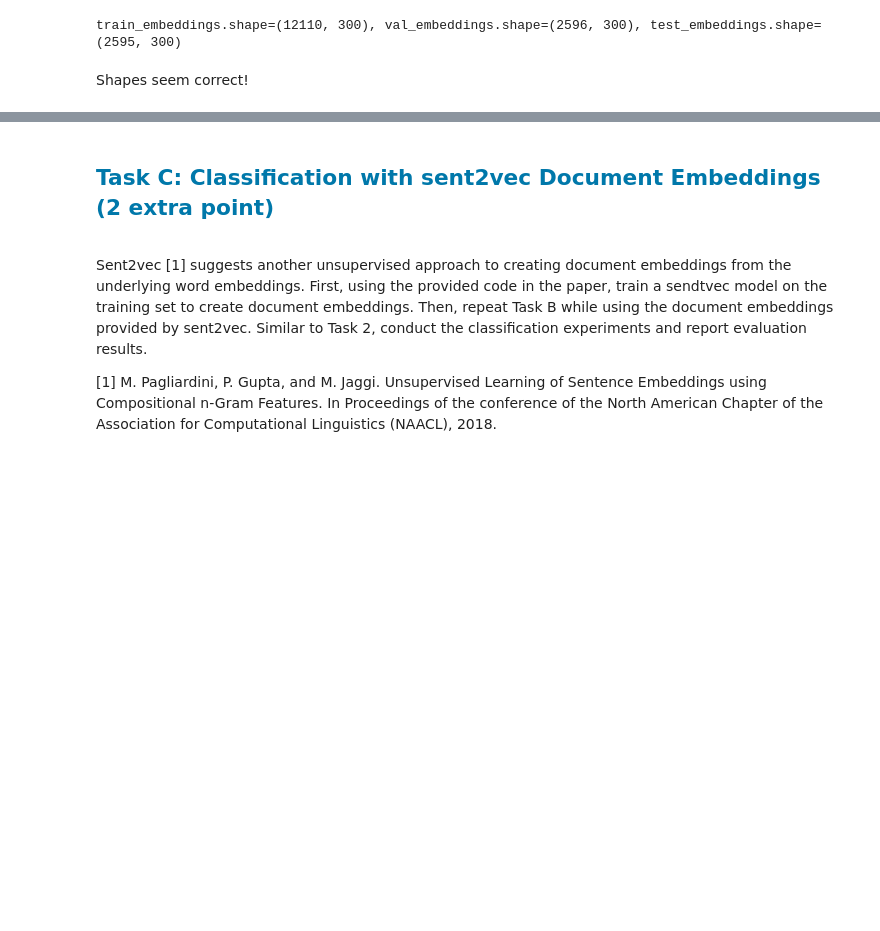
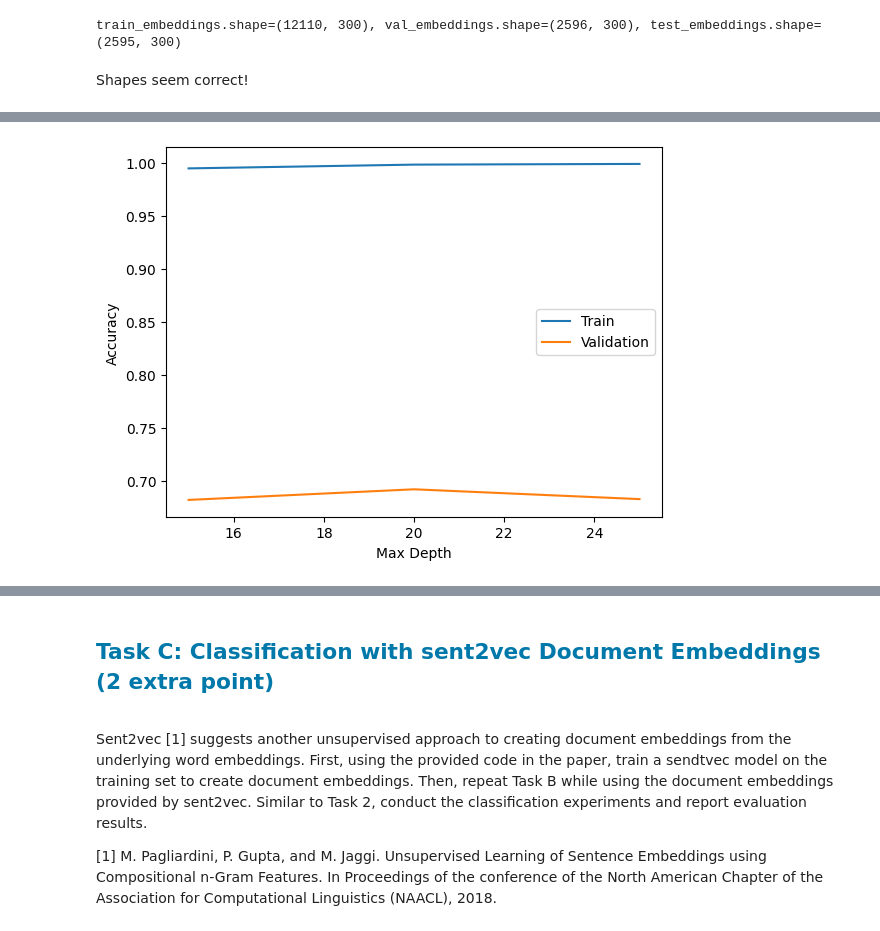
Before and after one commit to th3lias/Natural-Language-Processing, a Jupyter notebook: Assignment 2/Assignment2.ipynb, the cells around one changed output, grey strips where cells are left out. Drawn from its saved outputs; the diff is of its cells as text; code cells hidden in the pictures; blank space fills up the shorter version.

```diff
--- a/Assignment 2/Assignment2.ipynb
+++ b/Assignment 2/Assignment2.ipynb
@@ -524,7 +496,0 @@ weighted avg       0.48      0.47      0.48      2596
-# %%
-from sklearn.ensemble import RandomForestClassifier
-
-rfc = RandomForestClassifier(random_state=42)
-rfc.fit(train_embeddings, train["label"])
-
-print(classification_report(val["label"], rfc.predict(val_embeddings)))
@@ -589,0 +525,26 @@ plt.show()
+# %%
+from sklearn.ensemble import RandomForestClassifier
+
+param_grid_rf = [15, 20, 25]
+models_rf = []
+
+for param in param_grid_rf:
+    rfc = RandomForestClassifier(random_state=42, max_depth=param)
+    rfc.fit(train_embeddings, train["label"])
+    models_rf.append(rfc)
+
+train_accs_rf = []
+val_accs_rf = []
+
+for model in models_rf:
+    train_accs_rf.append(accuracy_score(model.predict(train_embeddings), train["label"]))
+    val_accs_rf.append(accuracy_score(model.predict(val_embeddings), val["label"]))
+
+plt.plot(param_grid_rf, train_accs_rf, label="Train")
+plt.plot(param_grid_rf, val_accs_rf, label="Validation")
+plt.xlabel("Max Depth")
+plt.ylabel("Accuracy")
+plt.legend()
+plt.show()
+# %% [output]
+[figure, added]
```
Also changed, not shown: parts of 8 cells of this notebook.
